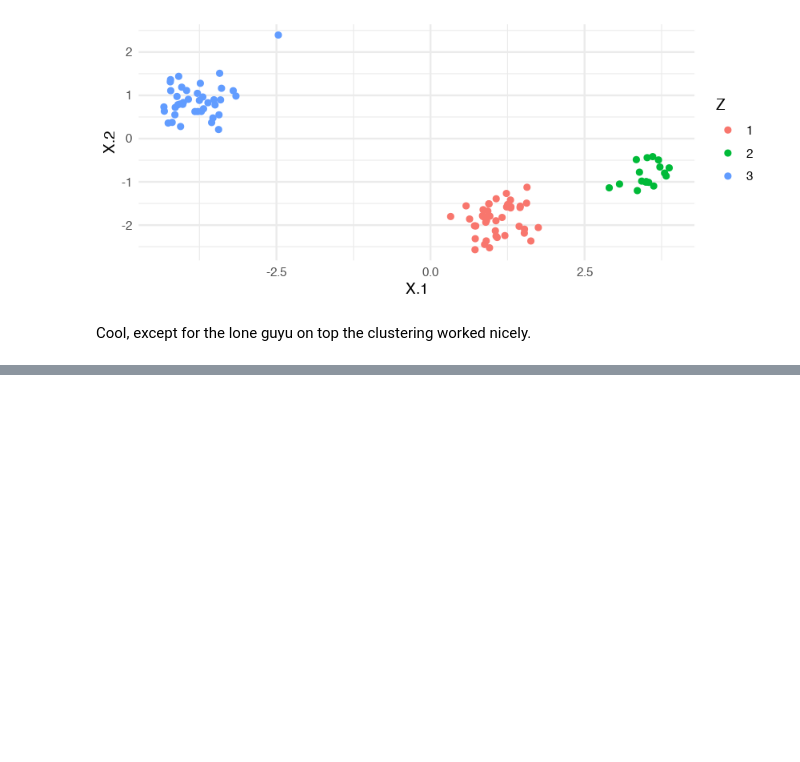
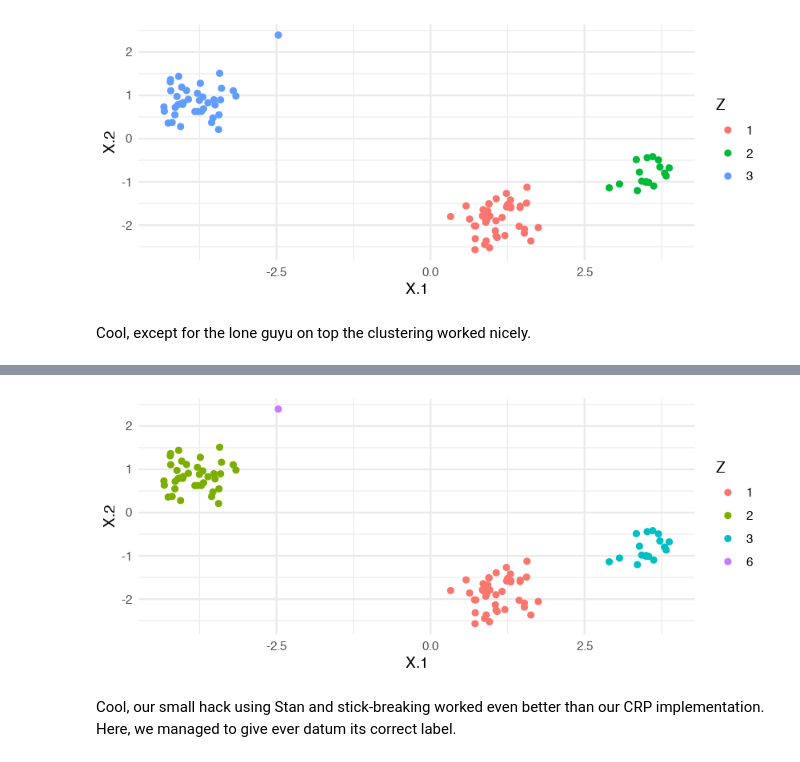
Before and after one commit to dirmeier/etudes, a Jupyter notebook: dirichlet_process_mixture_models.ipynb, the cells around one changed output, grey strips where cells are left out. Saved outputs shown, nothing was run; the diff lists cells and outputs as text; code cells hidden in the pictures; blank space fills up the shorter version.

```diff
--- a/dirichlet_process_mixture_models.ipynb
+++ b/dirichlet_process_mixture_models.ipynb
@@ -393,0 +362,6 @@ The following object is masked from ‘package:dplyr’:
+# %%
+post.mus <- do.call(
+    "rbind",
+    lapply(
+        1:10, function(i) apply(posterior$mu[,i,], 2, mean))
+)
@@ -393,0 +370,6 @@ The following object is masked from ‘package:dplyr’:
+# %%
+probs <- purrr::map_dfc(seq(10), function(i) {
+    mvtnorm::dmvnorm(X, post.mus[i,], diag(2))}) %>%
+    set_names(paste0("Z", seq(10)))
+# %%
+zs.stan <- apply(probs, 1, which.max)
@@ -393,0 +380,10 @@ The following object is masked from ‘package:dplyr’:
+# %%
+# initialization of the cluster assignments
+data.frame(X=X, Z=as.factor(zs.stan)) %>%
+    ggplot() +
+    geom_point(aes(X.1, X.2, col=Z)) +
+    theme_minimal()
+# %% [output]
+[figure, added]
+# %% [markdown]
+Cool, our small hack using Stan and stick-breaking worked even better than our CRP implementation. Here, we managed to give ever datum its correct label.
```
Also changed, not shown: parts of 27 cells of this notebook, 2 other files.
